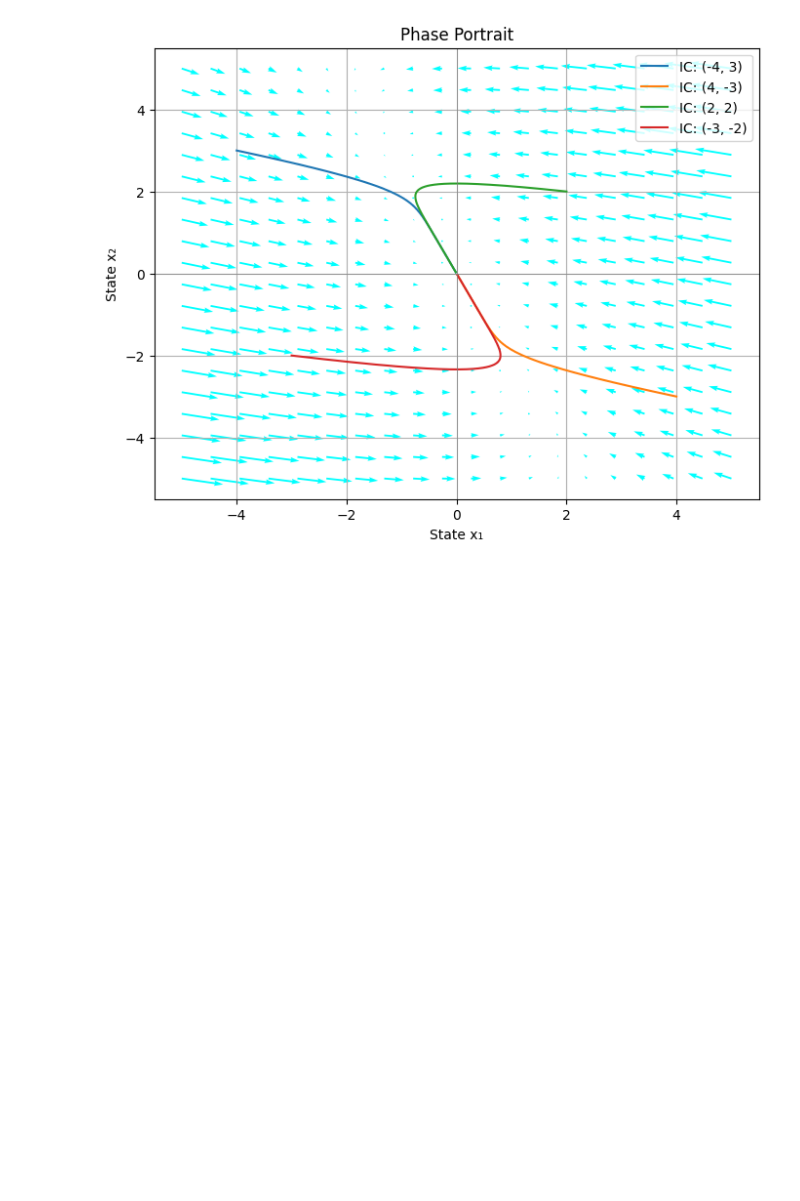
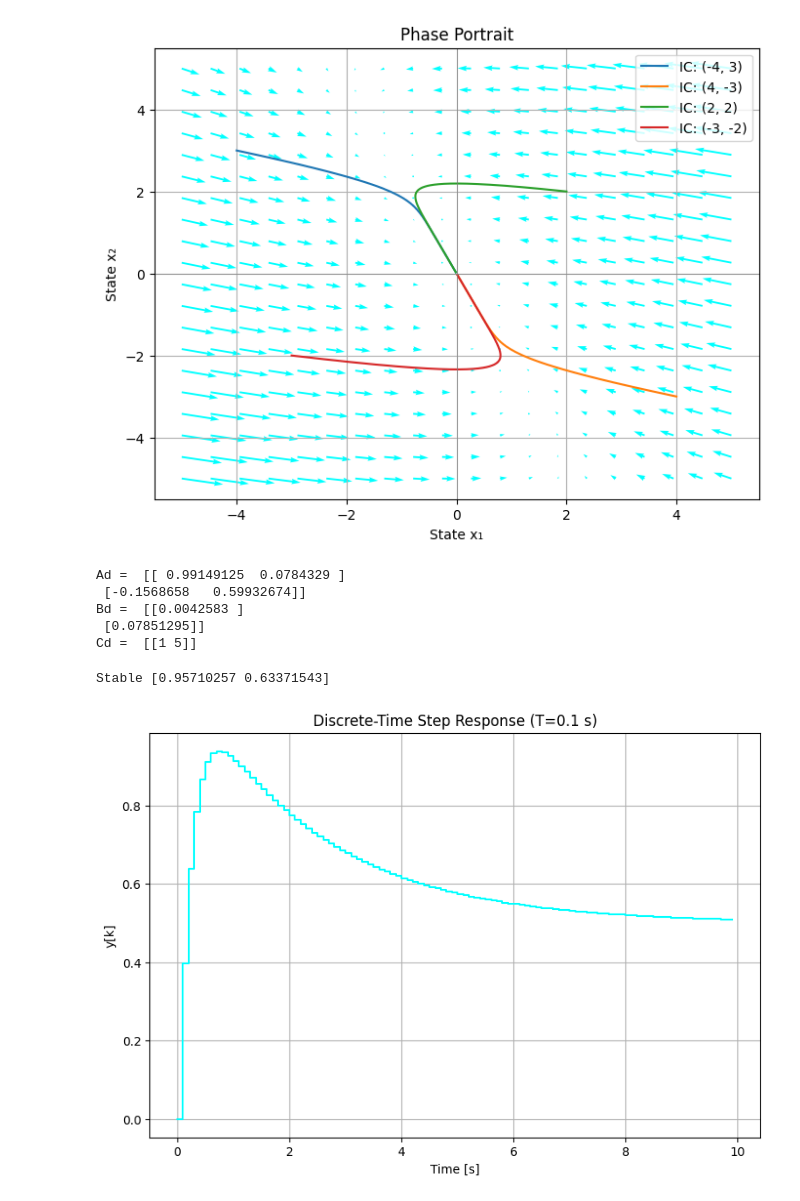
Before and after one commit to Vad1mChK/LabsSystemTheory, a Jupyter notebook: lab5/lab5.ipynb, the cells around one changed output. Saved outputs shown, nothing was run; the diff lists cells and outputs as text; code cells hidden in the pictures; blank space fills up the shorter version.

```diff
--- a/lab5/lab5.ipynb
+++ b/lab5/lab5.ipynb
@@ -184,3 +181,64 @@ def phase_portrait():
 phase_portrait()
 # %% [output]
 [figure]
+# %%
+import numpy as np
+import matplotlib.pyplot as plt
+from scipy.linalg import expm
+from numpy.linalg import eig
+import scipy.signal as sg
+
+# Continuous-time system matrices
+A = np.array([[0, 1], [-2, -5]])
+B = np.array([[0], [1]])
+C = np.array([[1, 5]])
+D = np.array([[0]])
+
+# Discretization interval
+T = 0.1
+
+# Compute discrete-time matrices
+Ad = expm(A * T)
+
+# Integral computation for Bd (numerical method)
+n = 1000  # numerical precision
+tau = np.linspace(0, T, n)
+dtau = tau[1] - tau[0]
+Bd = np.zeros((2, 1))
+
+Bd = sum(expm(A * t_i) @ B * dtau for t_i in tau)
+
+Cd = C.copy()
+
+print("Ad = ", Ad)
+print("Bd = ", Bd)
+print("Cd = ", Cd)
+# %% [output]
+Ad =  [[ 0.99149125  0.0784329 ]
+ [-0.1568658   0.59932674]]
+Bd =  [[0.0042583 ]
+ [0.07851295]]
+Cd =  [[1 5]]
+# %%
+# Check stability
+eigvals_d, _ = eig(Ad)
+stable = np.all(np.abs(eigvals_d) < 1)
+
+# Discrete-time step response
+sys_d = sg.dlti(Ad, Bd, Cd, D, dt=T)
+t_out, y_out = sg.dstep(sys_d, n=100)
+y_out = np.squeeze(y_out)
+
+print(("Stable" if stable else "Unstable"), eigvals_d)
+
+# Plotting
+plt.figure(figsize=(9, 6))
+plt.step(t_out, y_out, where='post', color='cyan')
+plt.xlabel('Time [s]')
+plt.ylabel('y[k]')
+plt.title('Discrete-Time Step Response (T=0.1 s)')
+plt.grid(True)
+plt.show()
+# %% [output]
+Stable [0.95710257 0.63371543]
+[figure, added]
```
Also changed, not shown: parts of 6 cells of this notebook.
